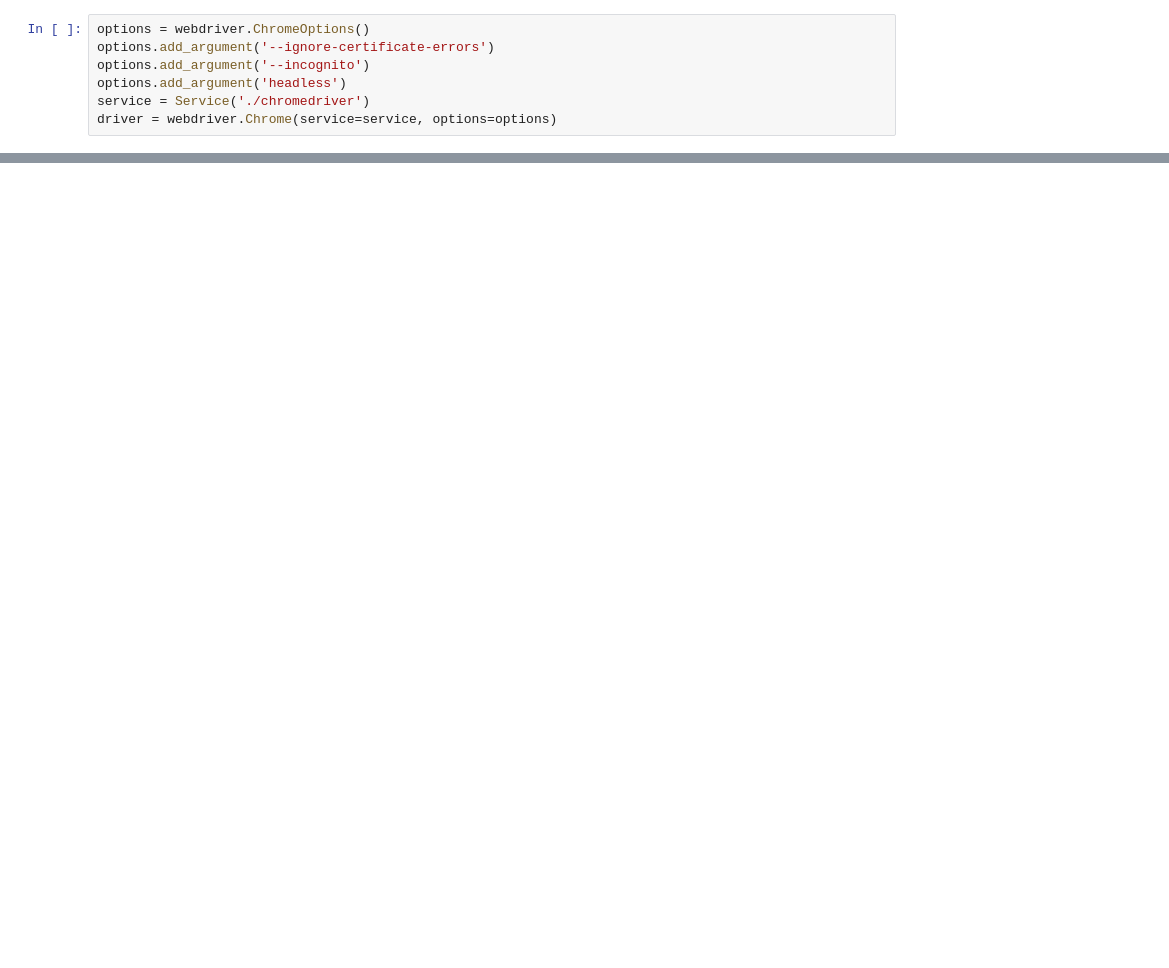
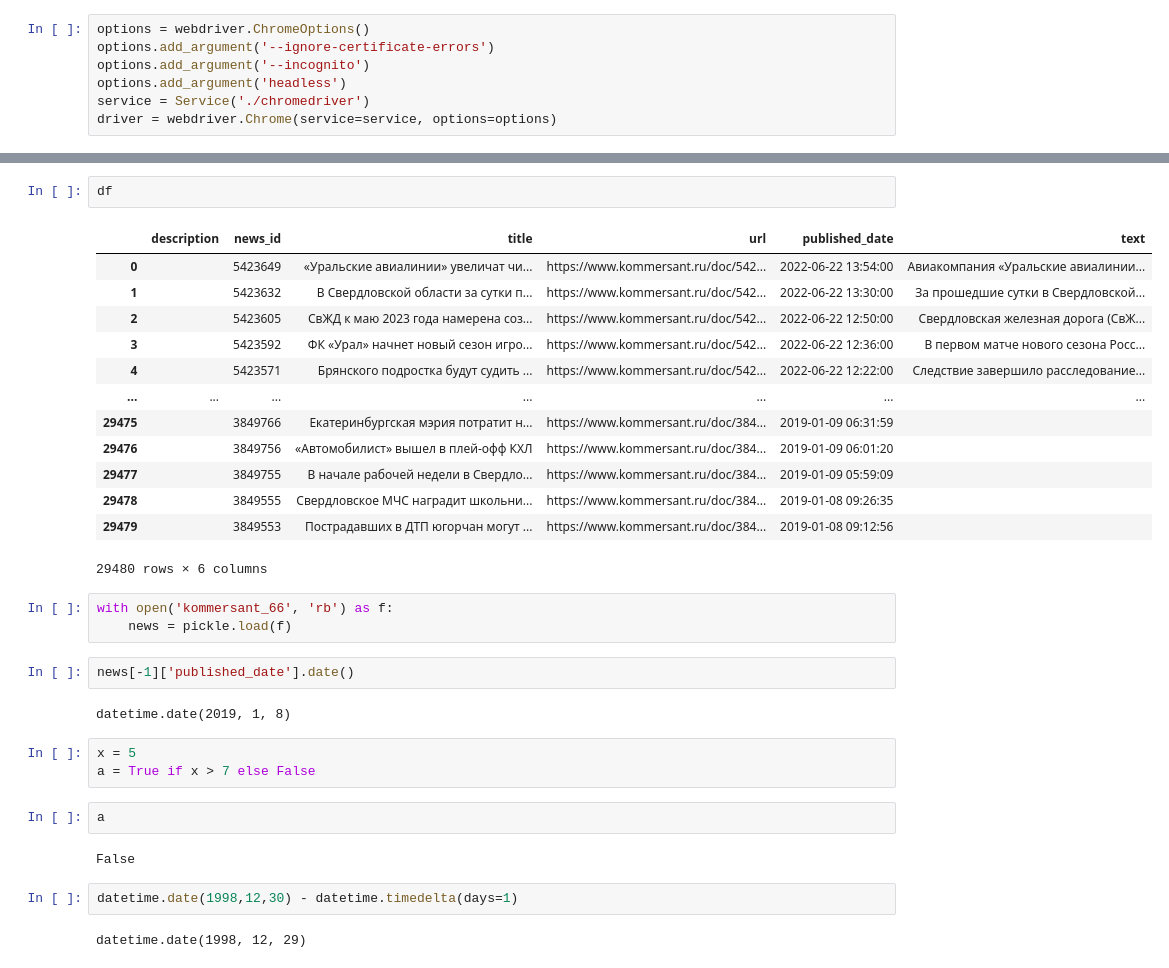
Before and after one commit to YodaDance/news_parsers, a Jupyter notebook: Kommersant.ipynb, the cells around one changed output, grey strips where cells are left out. Saved outputs shown, nothing was run; the diff lists cells and outputs as text; blank space fills up the shorter version.

```diff
--- a/Kommersant.ipynb
+++ b/Kommersant.ipynb
@@ -188,0 +229,34 @@ news[-1]
+# %%
+df
+# %% [output]
+|  | description | news_id | title | url | published_date | text |
+| 0 |  | 5423649 | «Уральские авиалинии» увеличат чи... | https://www.kommersant.ru/doc/542... | 2022-06-22 13:54:00 | Авиакомпания «Уральские авиалинии... |
+| 1 |  | 5423632 | В Свердловской области за сутки п... | https://www.kommersant.ru/doc/542... | 2022-06-22 13:30:00 | За прошедшие сутки в Свердловской... |
+| 2 |  | 5423605 | СвЖД к маю 2023 года намерена соз... | https://www.kommersant.ru/doc/542... | 2022-06-22 12:50:00 | Свердловская железная дорога (СвЖ... |
+| 3 |  | 5423592 | ФК «Урал» начнет новый сезон игро... | https://www.kommersant.ru/doc/542... | 2022-06-22 12:36:00 | В первом матче нового сезона Росс... |
+| 4 |  | 5423571 | Брянского подростка будут судить ... | https://www.kommersant.ru/doc/542... | 2022-06-22 12:22:00 | Следствие завершило расследование... |
+| ... | ... | ... | ... | ... | ... | ... |
+| 29475 |  | 3849766 | Екатеринбургская мэрия потратит н... | https://www.kommersant.ru/doc/384... | 2019-01-09 06:31:59 |  |
+| 29476 |  | 3849756 | «Автомобилист» вышел в плей-офф КХЛ | https://www.kommersant.ru/doc/384... | 2019-01-09 06:01:20 |  |
+| 29477 |  | 3849755 | В начале рабочей недели в Свердло... | https://www.kommersant.ru/doc/384... | 2019-01-09 05:59:09 |  |
+| 29478 |  | 3849555 | Свердловское МЧС наградит школьни... | https://www.kommersant.ru/doc/384... | 2019-01-08 09:26:35 |  |
+| 29479 |  | 3849553 | Пострадавших в ДТП югорчан могут ... | https://www.kommersant.ru/doc/384... | 2019-01-08 09:12:56 |  |
+29480 rows × 6 columns
+# %%
+with open('kommersant_66', 'rb') as f:
+    news = pickle.load(f)
+# %%
+news[-1]['published_date'].date()
+# %% [output]
+datetime.date(2019, 1, 8)
+# %%
+x = 5
+a = True if x > 7 else False
+# %%
+a
+# %% [output]
+False
+# %%
+datetime.date(1998,12,30) - datetime.timedelta(days=1)
+# %% [output]
+datetime.date(1998, 12, 29)
```
Also changed, not shown: parts of 17 cells of this notebook, 4 other files.
